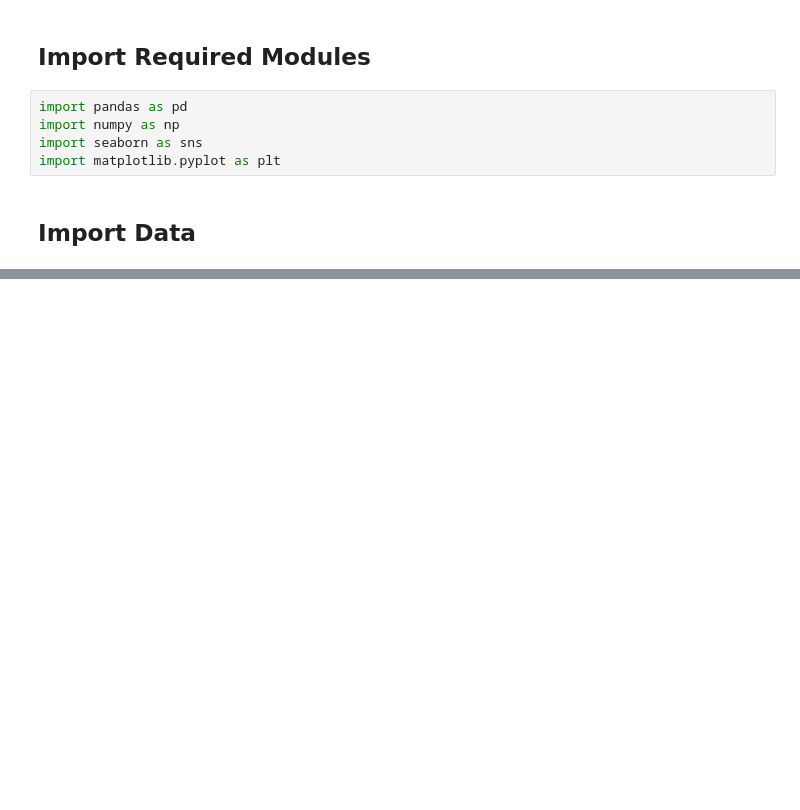
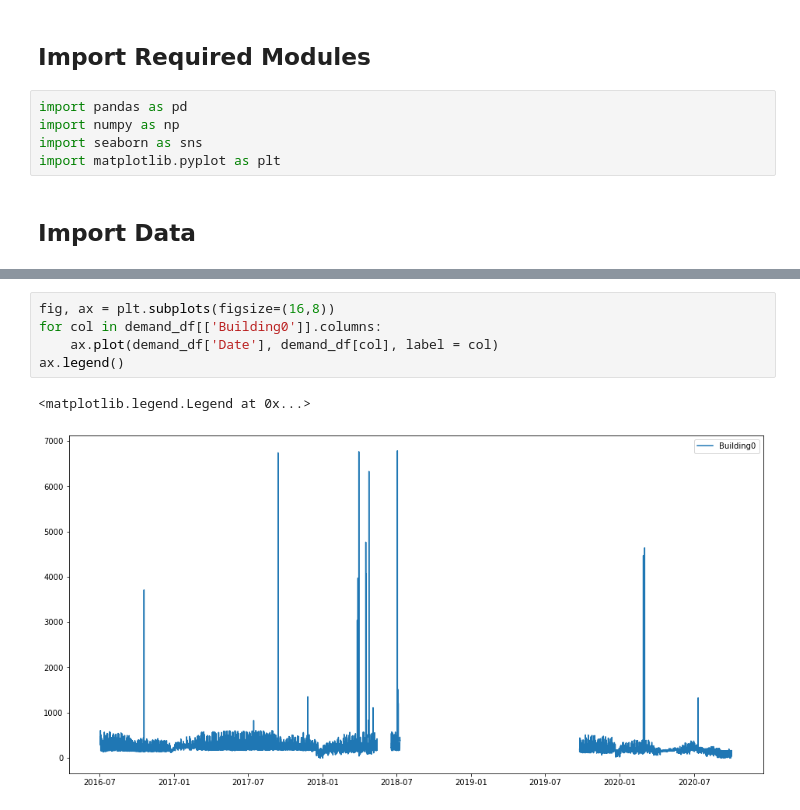
Before and after one commit to ethanp33/ADS2002-Solar-Farm, a Jupyter notebook: Hai/solar_farm.ipynb, the cells around one changed output, grey strips where cells are left out. Drawn from its saved outputs; the diff is of its cells as text; blank space fills up the shorter version.

```diff
--- a/Hai/solar_farm.ipynb
+++ b/Hai/solar_farm.ipynb
@@ -62,0 +42,8 @@ weather_df
+# %%
+fig, ax = plt.subplots(figsize=(16,8))
+for col in demand_df[['Building0']].columns:
+    ax.plot(demand_df['Date'], demand_df[col], label = col)
+ax.legend()
+# %% [output]
+<matplotlib.legend.Legend at 0x...>
+[figure, added]
```
Also changed, not shown: parts of 3 cells of this notebook.
